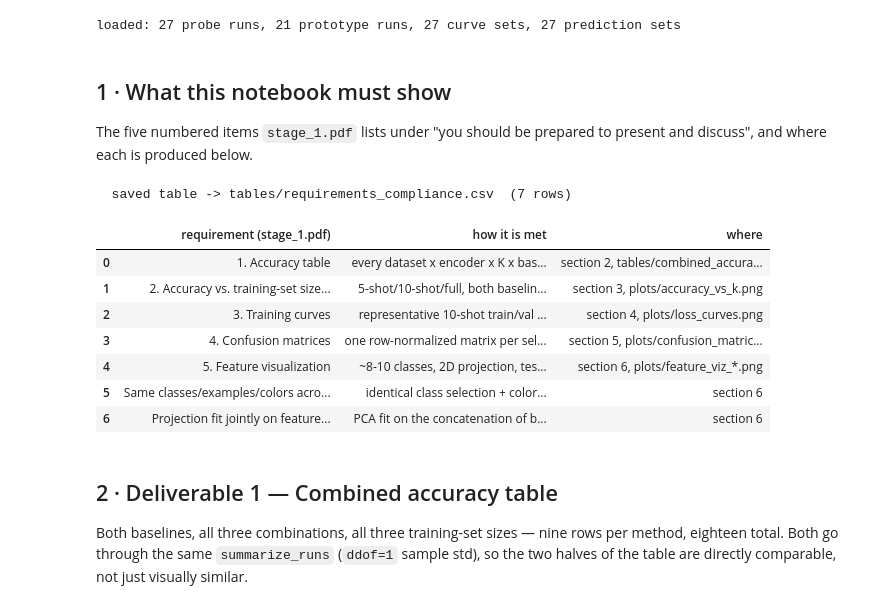
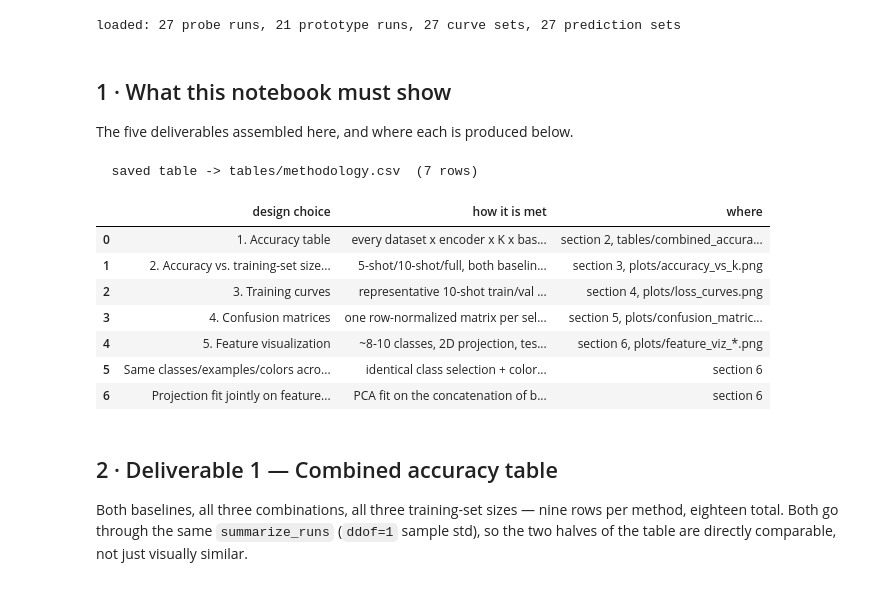
Before and after one commit to Yousef-Shihade/FrozenFlow, a Jupyter notebook: Stage_1/Work/05_analysis/code/05_analysis.ipynb, the cells around one changed output. Drawn from its saved outputs; the diff is of its cells as text; code cells hidden in the pictures.

```diff
--- a/Stage_1/Work/05_analysis/code/05_analysis.ipynb
+++ b/Stage_1/Work/05_analysis/code/05_analysis.ipynb
@@ -94,33 +94,32 @@ loaded: 27 probe runs, 21 prototype runs, 27 curve sets, 27 prediction sets
 # %% [markdown]
 ## 1 · What this notebook must show
 
-The five numbered items `stage_1.pdf` lists under "you should be prepared to present and
-discuss", and where each is produced below.
+The five deliverables assembled here, and where each is produced below.
 # %%
 requirements = [
     ("1. Accuracy table",
      "every dataset x encoder x K x baseline", "section 2, tables/combined_accuracy_table.csv"),
     ("2. Accuracy vs. training-set size, with error bars",
      "5-shot/10-shot/full, both baselines overlaid", "section 3, plots/accuracy_vs_k.png"),
     ("3. Training curves",
      "representative 10-shot train/val loss, all 3 combinations", "section 4, plots/loss_curves.png"),
     ("4. Confusion matrices",
      "one row-normalized matrix per selected dataset", "section 5, plots/confusion_matrices.png"),
     ("5. Feature visualization",
      "~8-10 classes, 2D projection, test features + prototypes", "section 6, plots/feature_viz_*.png"),
     ("Same classes/examples/colors across encoders on a shared dataset",
      "identical class selection + color map reused for resnet18 and dinov2 on Aircraft",
      "section 6"),
     ("Projection fit jointly on features and prototypes shown",
      "PCA fit on the concatenation of both, after L2-normalizing features to match "
      "the prototypes' unit norm", "section 6"),
 ]
-req_df = pd.DataFrame(requirements, columns=["requirement (stage_1.pdf)", "how it is met", "where"])
-art.table(req_df, "requirements_compliance")
+req_df = pd.DataFrame(requirements, columns=["design choice", "how it is met", "where"])
+art.table(req_df, "methodology")
 req_df
 # %% [output]
-  saved table -> tables/requirements_compliance.csv  (7 rows)
+  saved table -> tables/methodology.csv  (7 rows)
-|  | requirement (stage_1.pdf) | how it is met | where |
+|  | design choice | how it is met | where |
 | 0 | 1. Accuracy table | every dataset x encoder x K x bas... | section 2, tables/combined_accura... |
 | 1 | 2. Accuracy vs. training-set size... | 5-shot/10-shot/full, both baselin... | section 3, plots/accuracy_vs_k.png |
 | 2 | 3. Training curves | representative 10-shot train/val ... | section 4, plots/loss_curves.png |
```
Also changed, not shown: parts of 13 cells of this notebook, 38 other files.
